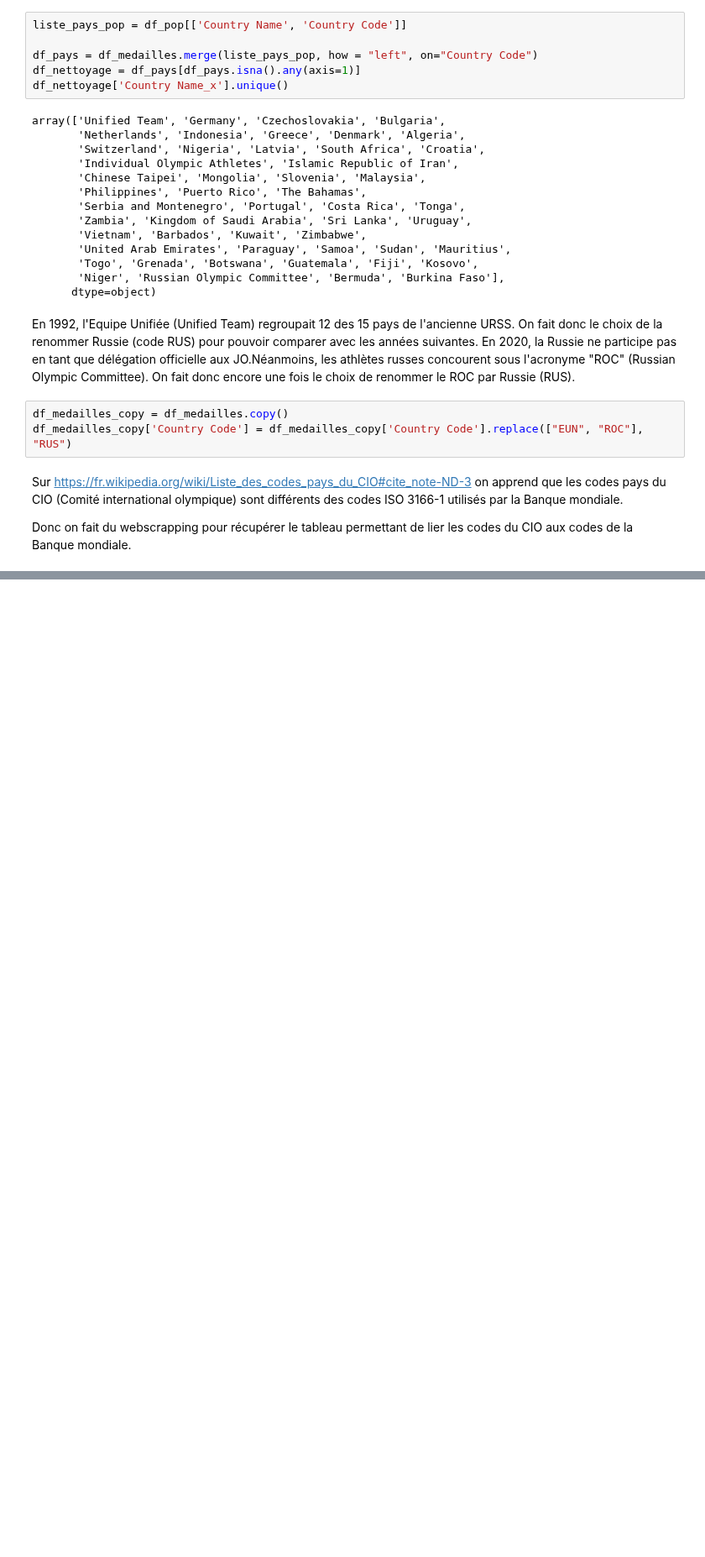
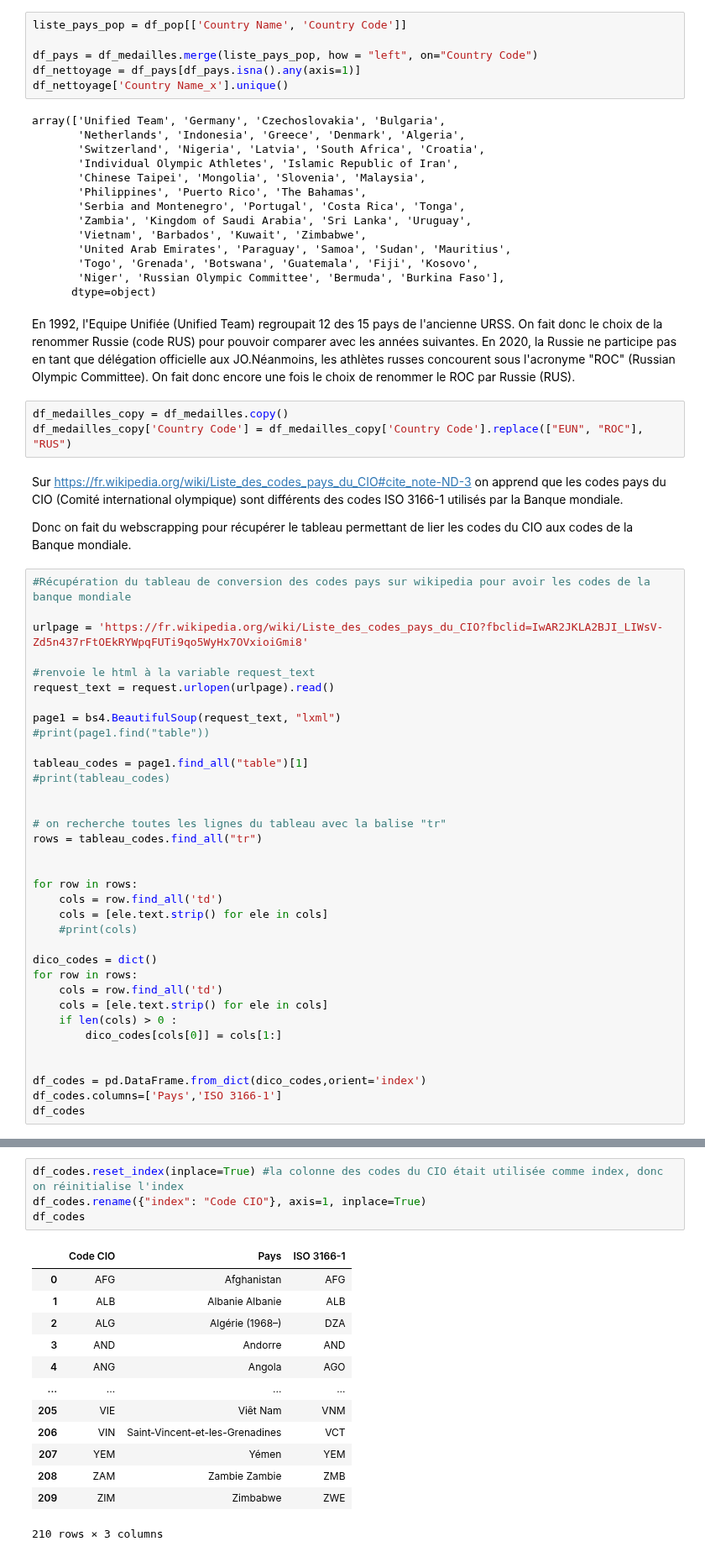
Before and after one commit to clemencebriodeau/Projet-python, a Jupyter notebook: Recuperation_donnees.ipynb, the cells around one changed output, grey strips where cells are left out. Shown at 84% size. Saved outputs shown, nothing was run; the diff lists cells and outputs as text; blank space fills up the shorter version.

Commit message:
Commit Natalie : webscrapping du tableau des codes pays (#5)

```diff
--- a/Recuperation_donnees.ipynb
+++ b/Recuperation_donnees.ipynb
@@ -161,3 +165,38 @@ Sur https://fr.wikipedia.org/wiki/Liste_des_codes_pays_du_CIO#cite_note-ND-3
 on apprend que les codes pays du CIO (Comité international olympique) sont différents des codes ISO 3166-1 utilisés par la Banque mondiale.
 
 Donc on fait du webscrapping pour récupérer le tableau permettant de lier les codes du CIO aux codes de la Banque mondiale.
+# %%
+#Récupération du tableau de conversion des codes pays sur wikipedia pour avoir les codes de la banque mondiale
+
+urlpage = 'https://fr.wikipedia.org/wiki/Liste_des_codes_pays_du_CIO?fbclid=IwAR2JKLA2BJI_LIWsV-Zd5n437rFtOEkRYWpqFUTi9qo5WyHx7OVxioiGmi8'
+
+#renvoie le html à la variable request_text
+request_text = request.urlopen(urlpage).read()
+
+page1 = bs4.BeautifulSoup(request_text, "lxml")
+#print(page1.find("table"))
+
+tableau_codes = page1.find_all("table")[1]
+#print(tableau_codes)
+
+
+# on recherche toutes les lignes du tableau avec la balise "tr"
+rows = tableau_codes.find_all("tr")
+
+
+for row in rows:
+    cols = row.find_all('td')
+    cols = [ele.text.strip() for ele in cols]
+    #print(cols)
+
+dico_codes = dict()
+for row in rows:
+    cols = row.find_all('td')
+    cols = [ele.text.strip() for ele in cols]
+    if len(cols) > 0 :
+        dico_codes[cols[0]] = cols[1:]
+
+
+df_codes = pd.DataFrame.from_dict(dico_codes,orient='index')
+df_codes.columns=['Pays','ISO 3166-1']
+df_codes
@@ -163,0 +217,18 @@ Donc on fait du webscrapping pour récupérer le tableau permettant de lier les
+# %%
+df_codes.reset_index(inplace=True) #la colonne des codes du CIO était utilisée comme index, donc on réinitialise l'index
+df_codes.rename({"index": "Code CIO"}, axis=1, inplace=True)
+df_codes
+# %% [output]
+|  | Code CIO | Pays | ISO 3166-1 |
+| 0 | AFG | Afghanistan | AFG |
+| 1 | ALB | Albanie Albanie | ALB |
+| 2 | ALG | Algérie (1968–) | DZA |
+| 3 | AND | Andorre | AND |
+| 4 | ANG | Angola | AGO |
+| ... | ... | ... | ... |
+| 205 | VIE | Viêt Nam | VNM |
+| 206 | VIN | Saint-Vincent-et-les-Grenadines | VCT |
+| 207 | YEM | Yémen | YEM |
+| 208 | ZAM | Zambie Zambie | ZMB |
+| 209 | ZIM | Zimbabwe | ZWE |
+210 rows × 3 columns
```
Also changed, not shown: parts of 2 cells of this notebook.
